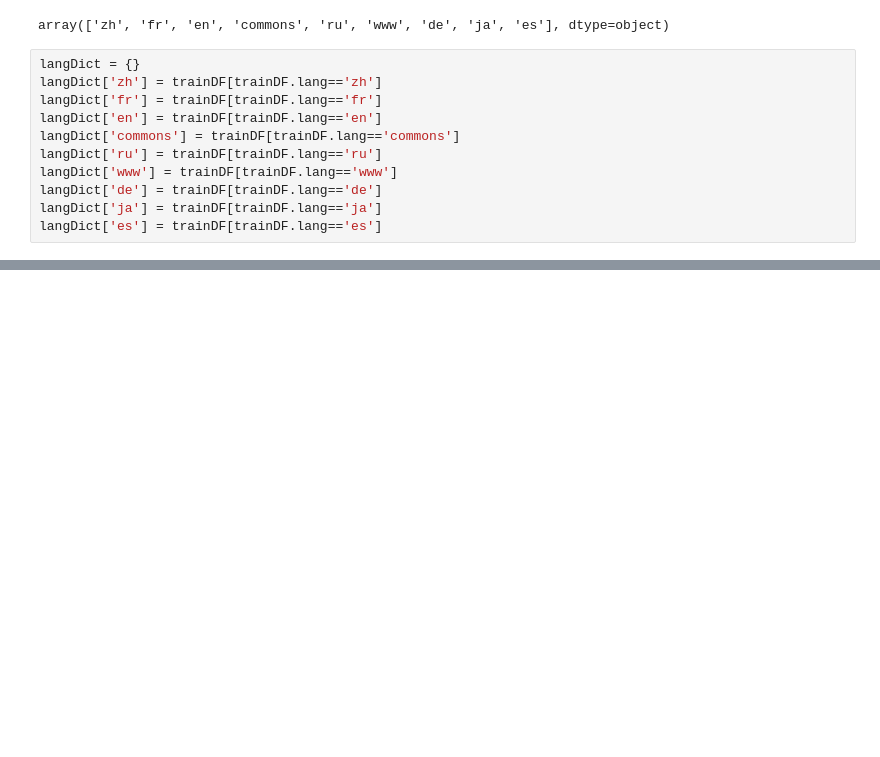
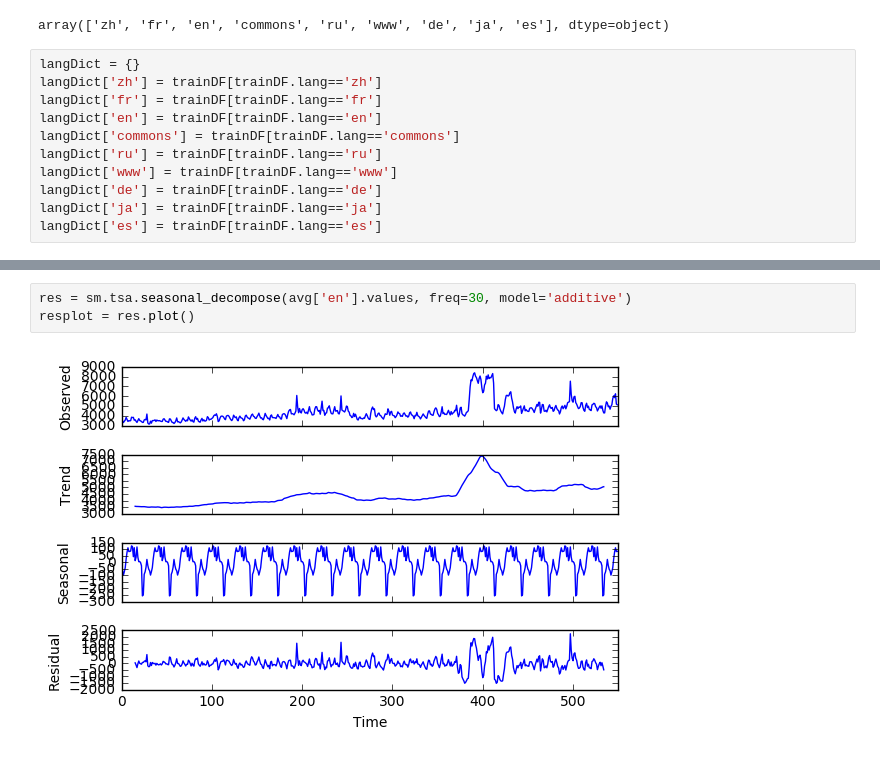
Before and after one commit to darekarsam/Web-Traffic-Forecasting, a Jupyter notebook: Web Traffic Time Series Forecasting.ipynb, the cells around one changed output, grey strips where cells are left out. Drawn from its saved outputs; the diff is of its cells as text; blank space fills up the shorter version.

```diff
--- a/Web Traffic Time Series Forecasting.ipynb
+++ b/Web Traffic Time Series Forecasting.ipynb
@@ -115,0 +143,5 @@ langDict['en'].iloc[:1]
+# %%
+res = sm.tsa.seasonal_decompose(avg['en'].values, freq=30, model='additive')
+resplot = res.plot()
+# %% [output]
+[figure, added]
```
Also changed, not shown: parts of 13 cells of this notebook.
